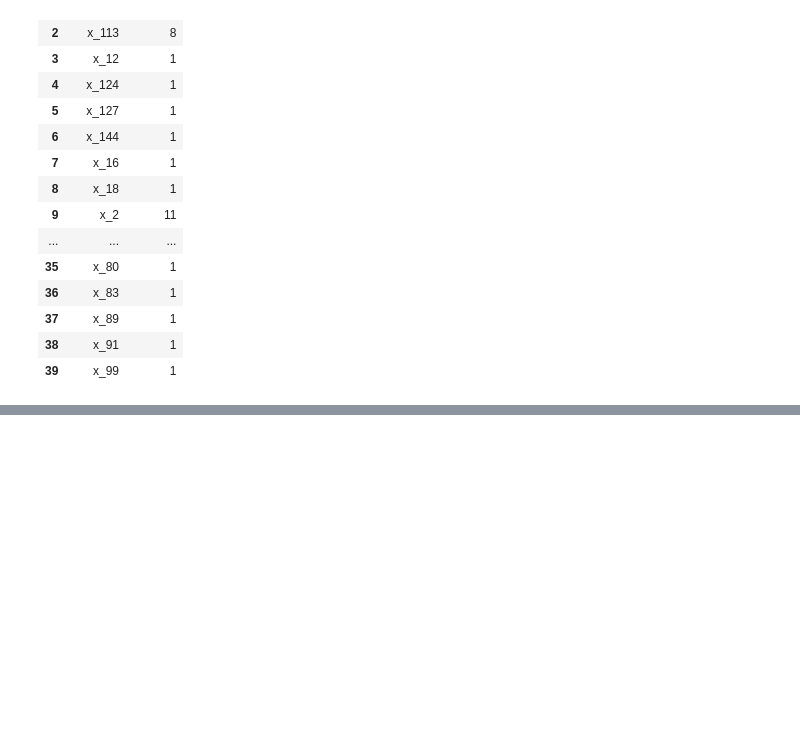
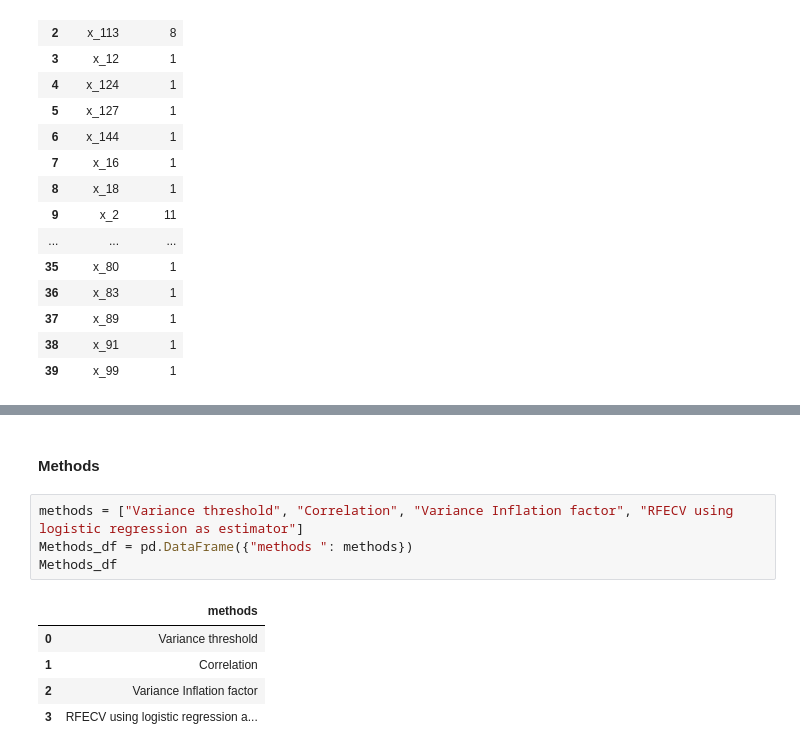
Before and after one commit to KiranEC11/DS_competition, a Jupyter notebook: round1.ipynb, the cells around one changed output, grey strips where cells are left out. Drawn from its saved outputs; the diff is of its cells as text; blank space fills up the shorter version.

```diff
--- a/round1.ipynb
+++ b/round1.ipynb
@@ -819,0 +993,12 @@ RFECV_ALL
+# %% [markdown]
+#### Methods
+# %%
+methods = ["Variance threshold", "Correlation", "Variance Inflation factor", "RFECV using logistic regression as estimator"]
+Methods_df = pd.DataFrame({"methods ": methods})
+Methods_df
+# %% [output]
+|  | methods |
+| 0 | Variance threshold |
+| 1 | Correlation |
+| 2 | Variance Inflation factor |
+| 3 | RFECV using logistic regression a... |
```
Also changed, not shown: parts of 16 cells of this notebook, 2 other files.
